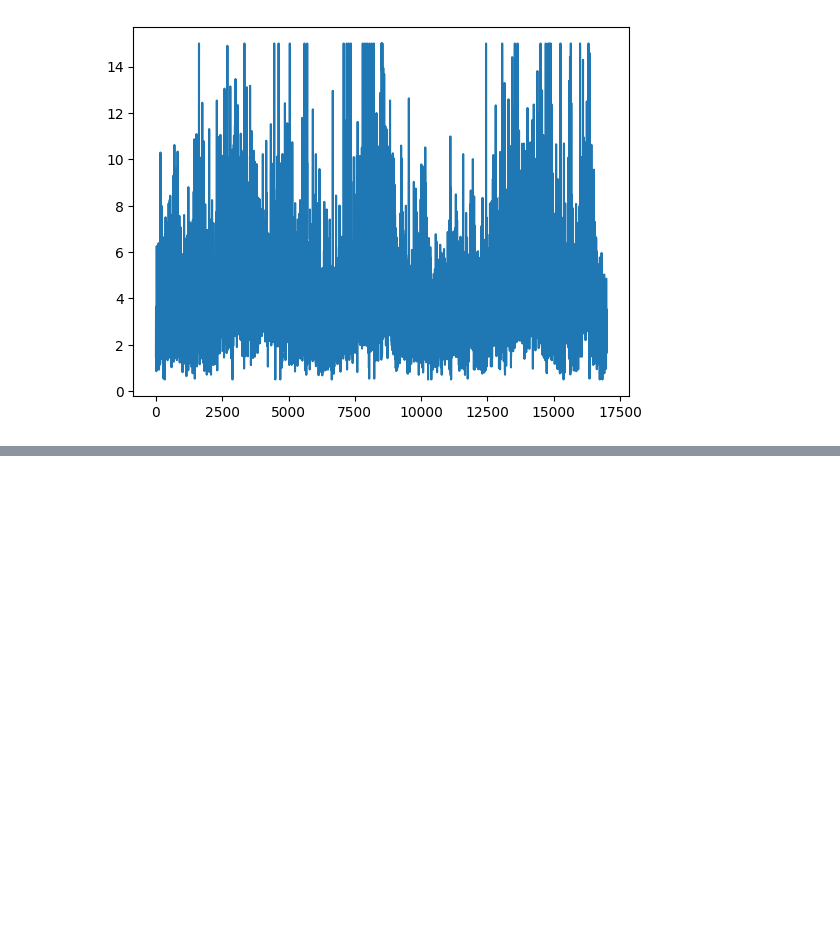
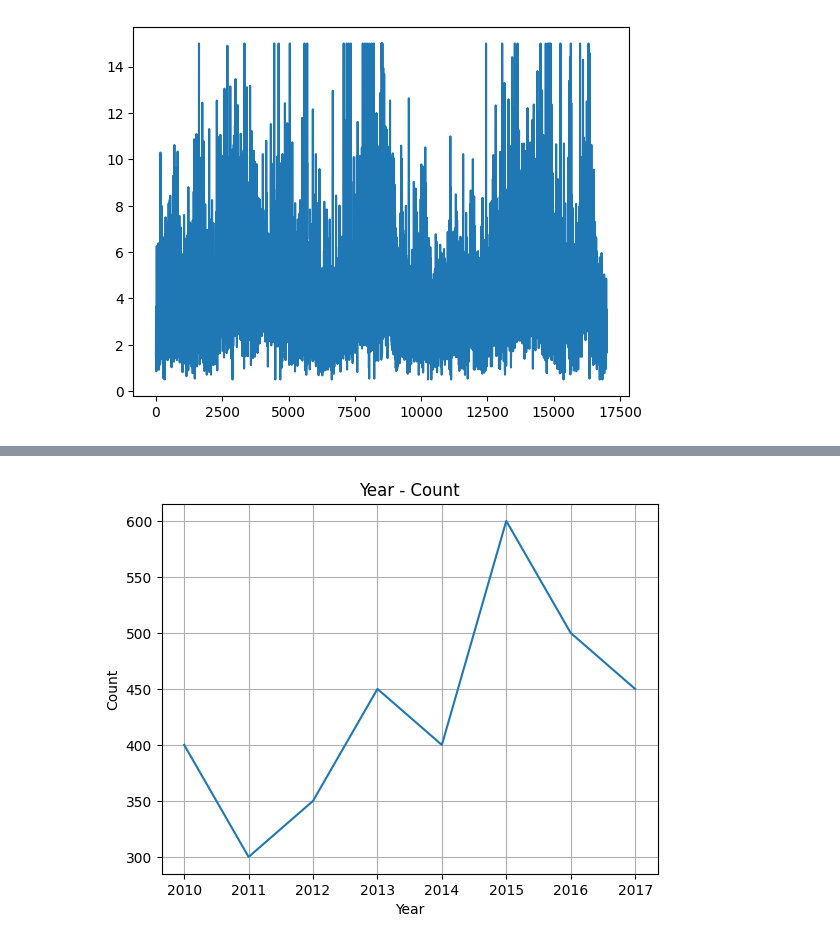
Before and after one commit to NISHIKAWA-3/pythondev, a Jupyter notebook: m-kikuchi13.ipynb, the cells around one changed output, grey strips where cells are left out. Drawn from its saved outputs; the diff is of its cells as text; code cells hidden in the pictures; blank space fills up the shorter version.

```diff
--- a/m-kikuchi13.ipynb
+++ b/m-kikuchi13.ipynb
@@ -52,0 +73,18 @@ plt.show()
+# %%
+#グラフの部品を追加する,グラフのタイトルや縦軸・横軸のラベル、目盛り線を追加したいときは、pyplot がもつ各種メソッドを使って、情報を設定
+#グラフタイトル	title()	plt.title("Year - Count")
+#横軸のラベル	xlabel()	plt.xlabel("Year")
+#縦軸のラベル	ylabel()	plt.ylabel("Count")
+#目盛り線	grid()	plt.grid(True)
+x = np.array([2010, 2011, 2012, 2013, 2014, 2015, 2016, 2017])
+y = np.array([400, 300, 350, 450, 400, 600, 500, 450])
+
+plt.title("Year - Count")
+plt.xlabel("Year")
+plt.ylabel("Count")
+plt.grid(True)
+
+plt.plot(x, y)
+plt.show()
+# %% [output]
+[figure, added]
```
Also changed, not shown: parts of 21 cells of this notebook, 4 other files.
